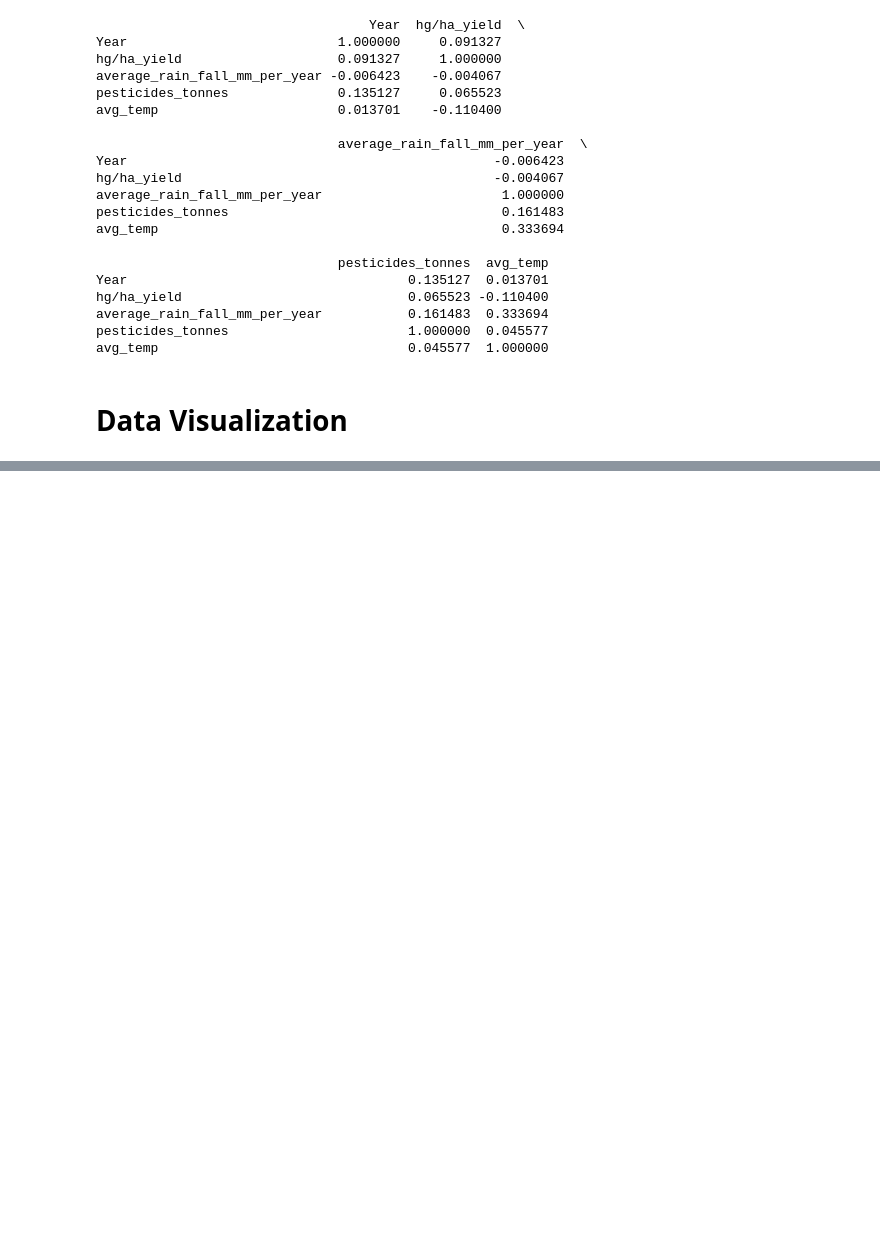
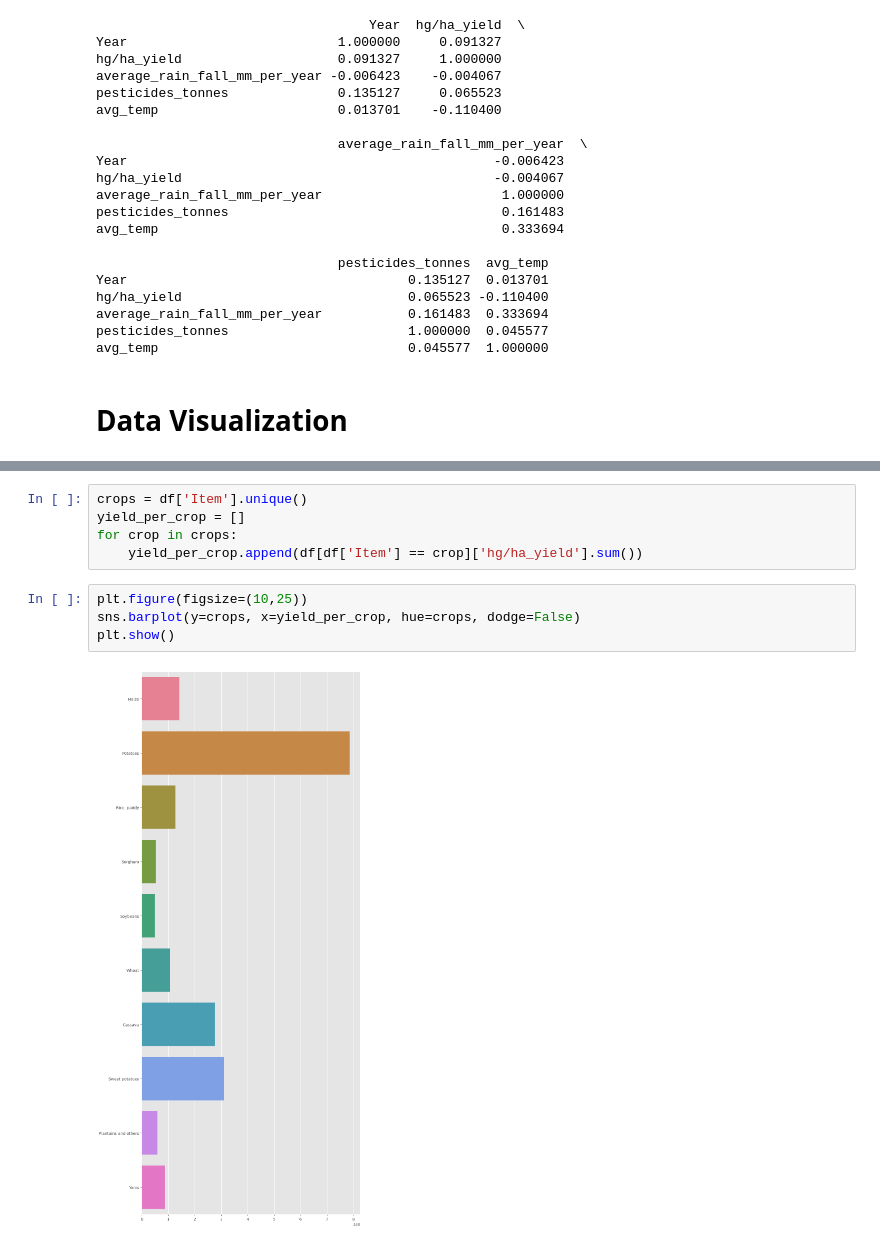
Before and after one commit to gnatnib/crop_yield_prediction, a Jupyter notebook: crop_yield_predictions.ipynb, the cells around one changed output, grey strips where cells are left out. Saved outputs shown, nothing was run; the diff lists cells and outputs as text; blank space fills up the shorter version.

```diff
--- a/crop_yield_predictions.ipynb
+++ b/crop_yield_predictions.ipynb
@@ -124,0 +179,11 @@ avg_temp                                0.045577  1.000000
+# %%
+crops = df['Item'].unique()
+yield_per_crop = []
+for crop in crops:
+    yield_per_crop.append(df[df['Item'] == crop]['hg/ha_yield'].sum())
+# %%
+plt.figure(figsize=(10,25))
+sns.barplot(y=crops, x=yield_per_crop, hue=crops, dodge=False)
+plt.show()
+# %% [output]
+[figure, added]
```
Also changed, not shown: parts of 33 cells of this notebook.
